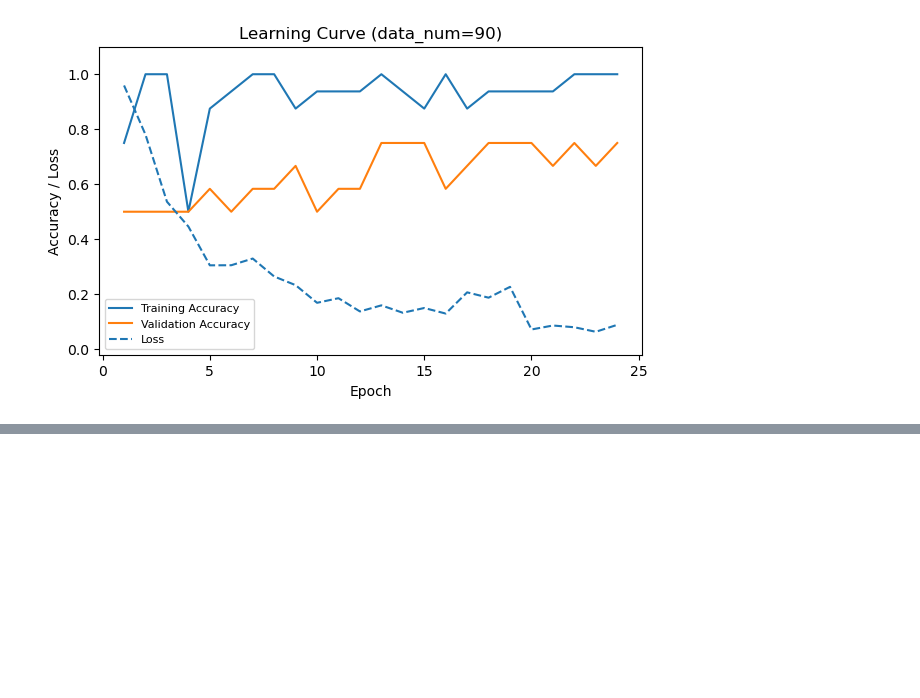
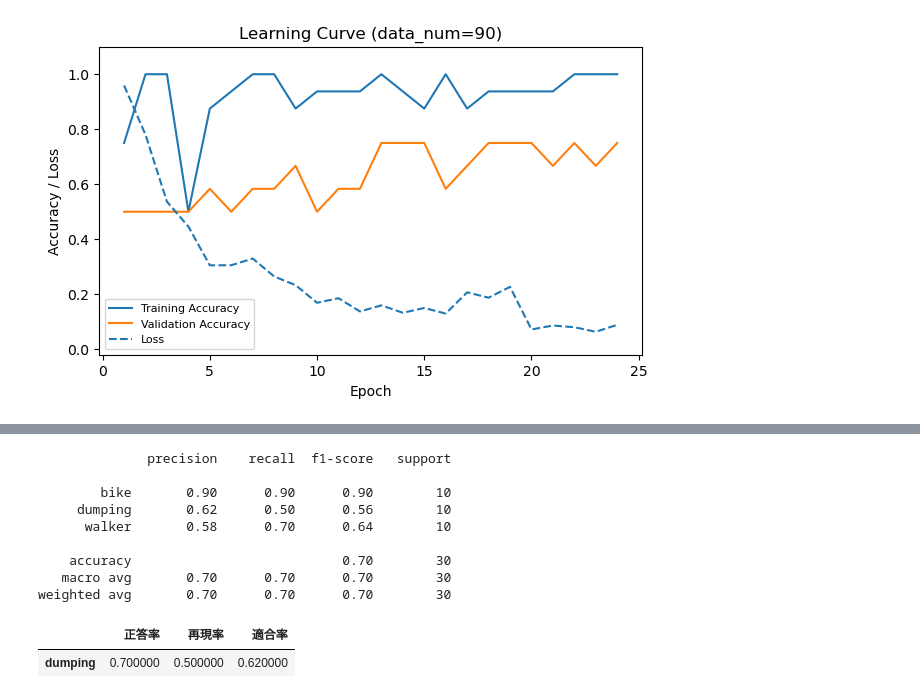
Before and after one commit to balle-mech/Illegal-Dumping-Detection, a Jupyter notebook: mmaction2/my_study/checkpoint/show_acc.ipynb, the cells around one changed output, grey strips where cells are left out. Drawn from its saved outputs; the diff is of its cells as text; code cells hidden in the pictures; blank space fills up the shorter version.

```diff
--- a/mmaction2/my_study/checkpoint/show_acc.ipynb
+++ b/mmaction2/my_study/checkpoint/show_acc.ipynb
@@ -159,0 +90,47 @@ NameError: name 'cm_json' is not defined
+# %%
+# ラベル1を正解とした場合の適合率、再現率、F1スコアを計算
+from sklearn.metrics import classification_report
+
+# 適合率、再現率、F1スコアを計算
+report = classification_report(y_true, y_pred, target_names=["bike", "dumping", "walker"])
+print(report)
+
+# 表を枠線付きで表示
+import matplotlib.pyplot as plt
+import pandas as pd
+
+# データフレームを作成
+df = pd.DataFrame({ '正答率': [0.70],
+                    '再現率': [0.50],
+                    '適合率': [0.62]},
+                    index=["dumping"])
+
+# 表を表示
+df.style.set_properties(**{'border': '1px solid black',
+                           'text-align': 'center'}).set_table_styles([{
+    'selector': 'th',
+    'props': [('border', '1px solid black'),
+              ('text-align', 'center')]}])
+
+# # 表を画像で保存
+# df.style.set_properties(**{'border': '1px solid black',
+#                            'text-align': 'center'}).set_table_styles([{
+#     'selector': 'th',
+#     'props': [('border', '1px solid black'),
+#               ('text-align', 'center')]}]).to_html('table.html')
+
+# # 表を画像で保存
+# import imgkit
+# imgkit.from_file('table.html', 'table.png')
+# %% [output]
+              precision    recall  f1-score   support
+
+        bike       0.90      0.90      0.90        10
+     dumping       0.62      0.50      0.56        10
+      walker       0.58      0.70      0.64        10
+
+    accuracy                           0.70        30
+   macro avg       0.70      0.70      0.70        30
+weighted avg       0.70      0.70      0.70        30
+|  | 正答率 | 再現率 | 適合率 |
+| dumping | 0.700000 | 0.500000 | 0.620000 |
```
Also changed, not shown: parts of 4 cells of this notebook.
